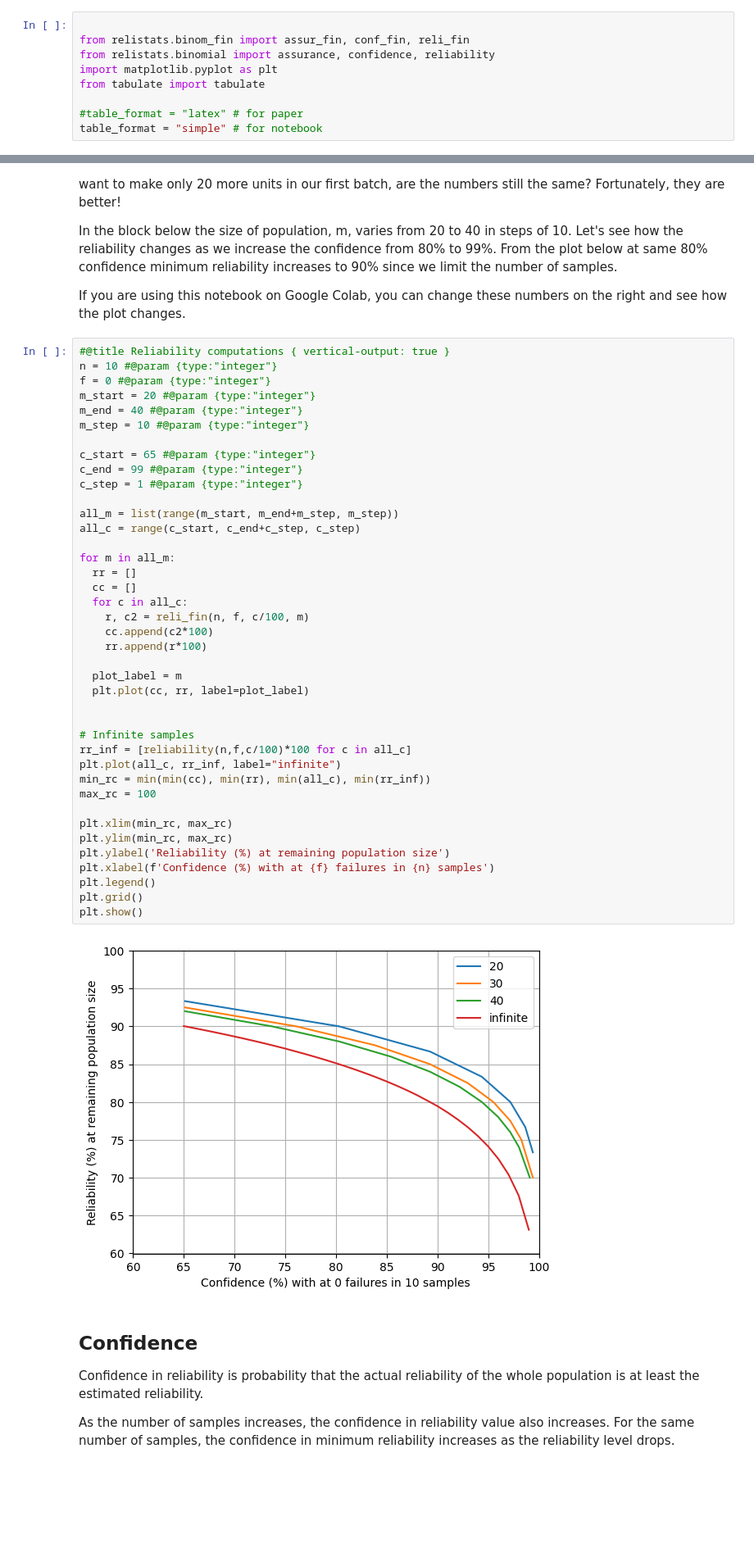
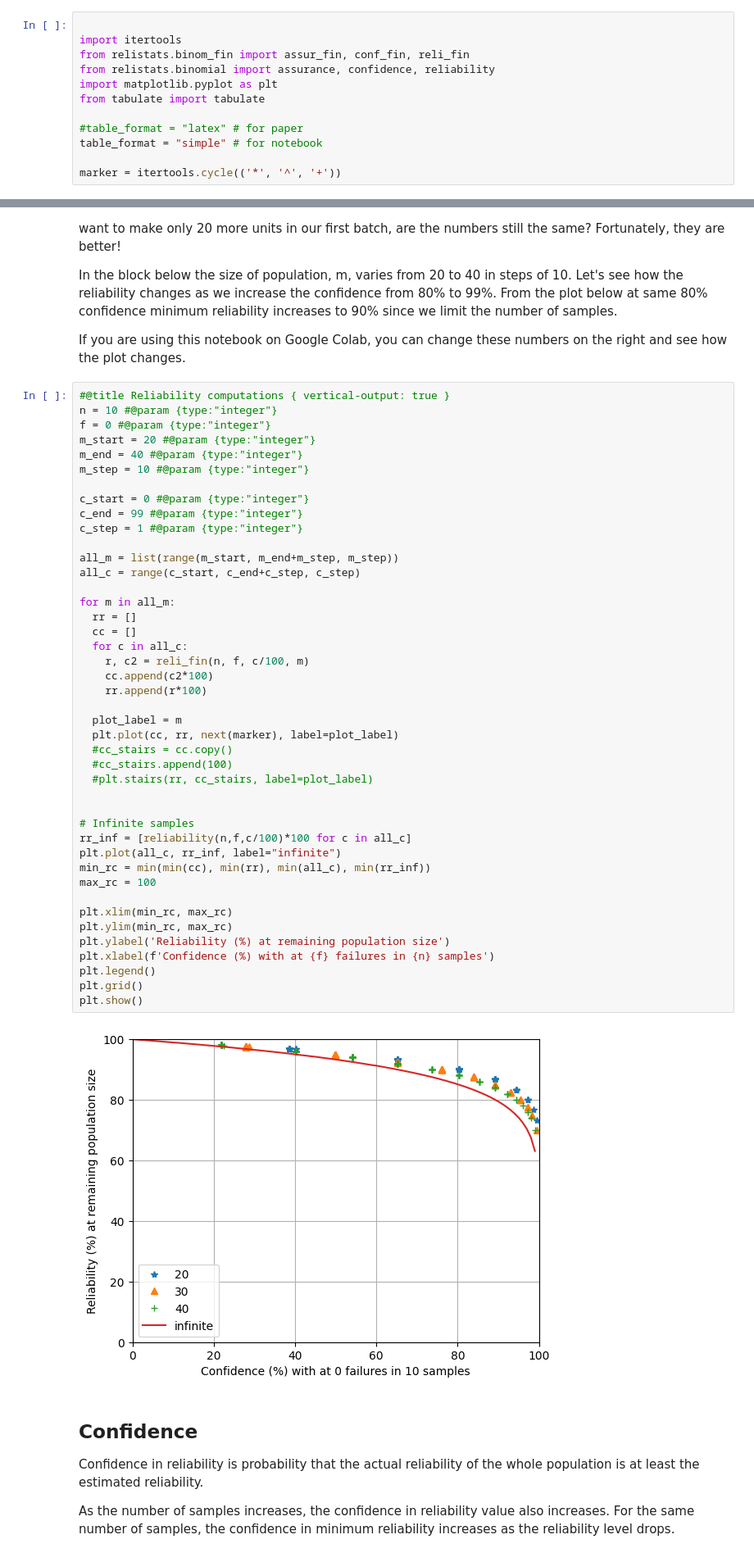
Before and after one commit to sanjaymjoshi/relistats_notebook, a Jupyter notebook: relistats_binomial_finite.ipynb, the cells around one changed output, grey strips where cells are left out. Shown at 82% size. Drawn from its saved outputs; the diff is of its cells as text; blank space fills up the shorter version.

Commit message:
plots and tables

```diff
--- a/relistats_binomial_finite.ipynb
+++ b/relistats_binomial_finite.ipynb
@@ -19,6 +19,7 @@ S.M. Joshi, "TBD: Computation of Reliability Statistics for Success-Failure Expe
 Run the follow cell first to import packages needed.
 # %%
 
+import itertools
 from relistats.binom_fin import assur_fin, conf_fin, reli_fin
 from relistats.binomial import assurance, confidence, reliability
 import matplotlib.pyplot as plt
@@ -26,6 +27,8 @@ from tabulate import tabulate
 
 #table_format = "latex" # for paper
 table_format = "simple" # for notebook
+
+marker = itertools.cycle(('*', '^', '+'))
 # %% [markdown]
 ## Reliability
 
@@ -61,40 +64,43 @@ m_start = 20 #@param {type:"integer"}
 m_end = 40 #@param {type:"integer"}
 m_step = 10 #@param {type:"integer"}
 
-c_start = 65 #@param {type:"integer"}
+c_start = 0 #@param {type:"integer"}
 c_end = 99 #@param {type:"integer"}
 c_step = 1 #@param {type:"integer"}
 
 all_m = list(range(m_start, m_end+m_step, m_step))
 all_c = range(c_start, c_end+c_step, c_step)
 
 for m in all_m:
   rr = []
   cc = []
   for c in all_c:
     r, c2 = reli_fin(n, f, c/100, m)
     cc.append(c2*100)
     rr.append(r*100)
 
   plot_label = m
-  plt.plot(cc, rr, label=plot_label)
+  plt.plot(cc, rr, next(marker), label=plot_label)
+  #cc_stairs = cc.copy()
+  #cc_stairs.append(100)
+  #plt.stairs(rr, cc_stairs, label=plot_label)
 
 
 # Infinite samples
 rr_inf = [reliability(n,f,c/100)*100 for c in all_c]
 plt.plot(all_c, rr_inf, label="infinite")
 min_rc = min(min(cc), min(rr), min(all_c), min(rr_inf))
 max_rc = 100
 
 plt.xlim(min_rc, max_rc)
 plt.ylim(min_rc, max_rc)
 plt.ylabel('Reliability (%) at remaining population size')
 plt.xlabel(f'Confidence (%) with at {f} failures in {n} samples')
 plt.legend()
 plt.grid()
 plt.show()
 # %% [output]
-[figure, old version]
+[figure, new version]
 # %% [markdown]
 ## Confidence
 
```
Also changed, not shown: parts of 2 cells of this notebook.
